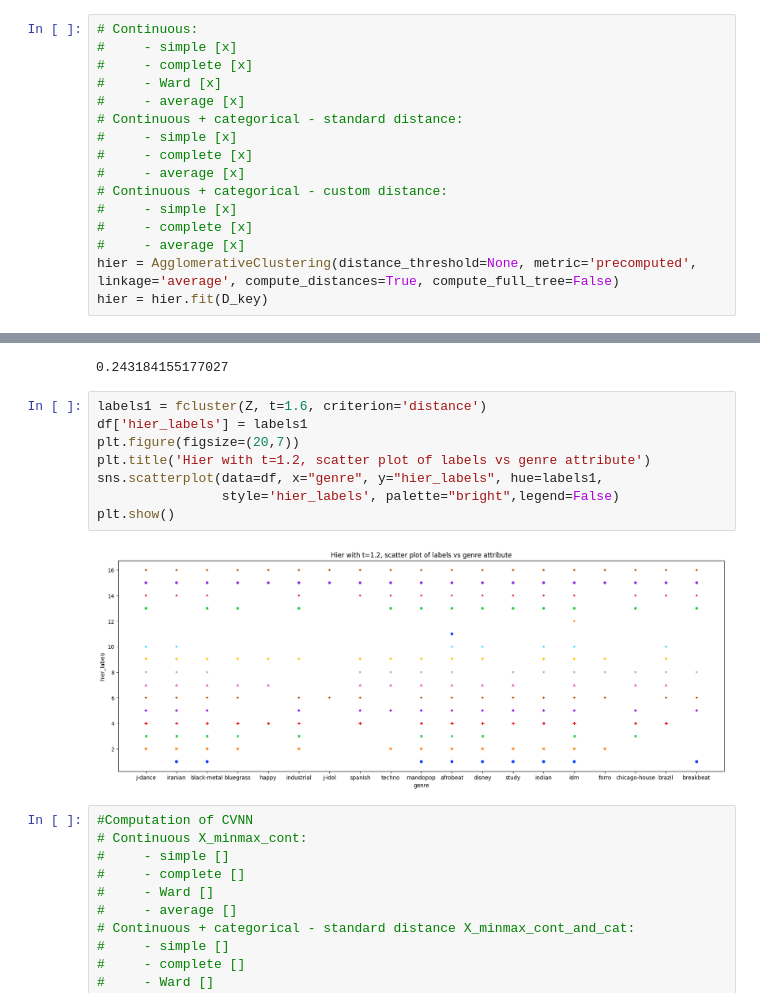
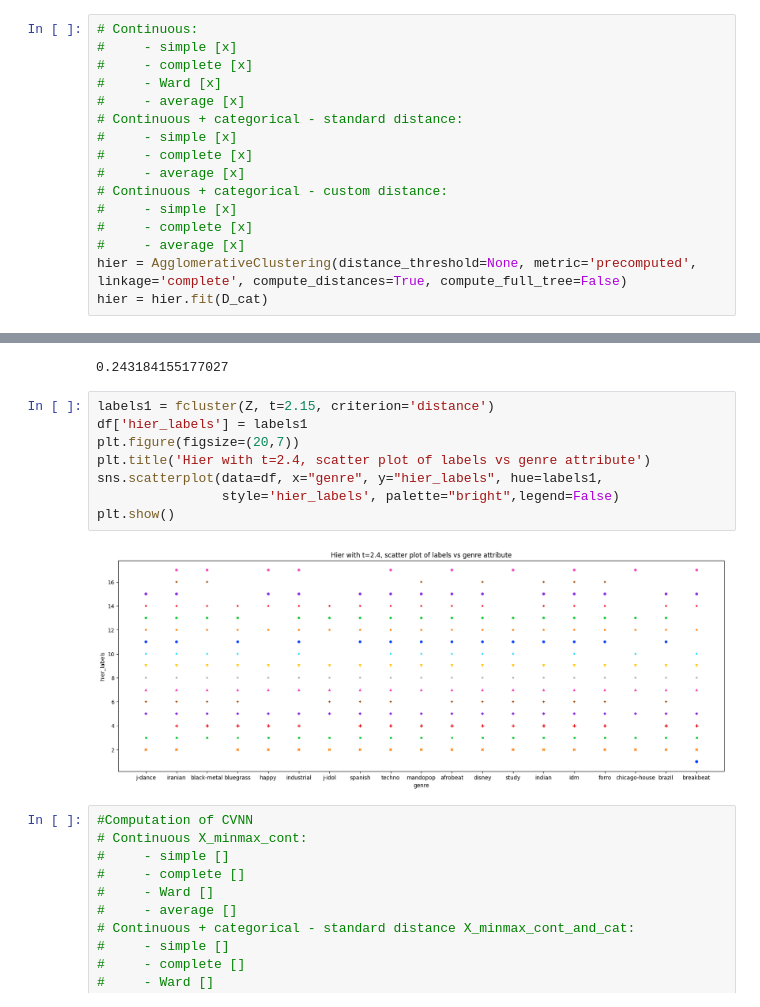
Before and after one commit to chiaratomaiuolo/Data_Mining_project, a Jupyter notebook: Clustering_cleaned.ipynb, the cells around one changed output, grey strips where cells are left out. Drawn from its saved outputs; the diff is of its cells as text.

```diff
--- a/Clustering_cleaned.ipynb
+++ b/Clustering_cleaned.ipynb
@@ -461,7 +461,7 @@ def plot_dendrogram(model, **kwargs):
 #     - simple [x]
 #     - complete [x]
 #     - average [x]
-hier = AgglomerativeClustering(distance_threshold=None, metric='precomputed', linkage='average', compute_distances=True, compute_full_tree=False)
-hier = hier.fit(D_key)
+hier = AgglomerativeClustering(distance_threshold=None, metric='precomputed', linkage='complete', compute_distances=True, compute_full_tree=False)
+hier = hier.fit(D_cat)
 # %%
 plt.title(f"Hierarchical Clustering Dendrogram - {hier.linkage} linkage method")
@@ -535,15 +538,15 @@ print(max_sil)
 # %% [output]
 0.243184155177027
 # %%
-labels1 = fcluster(Z, t=1.6, criterion='distance')
+labels1 = fcluster(Z, t=2.15, criterion='distance')
 df['hier_labels'] = labels1
 plt.figure(figsize=(20,7))
-plt.title('Hier with t=1.2, scatter plot of labels vs genre attribute')
+plt.title('Hier with t=2.4, scatter plot of labels vs genre attribute')
 sns.scatterplot(data=df, x="genre", y="hier_labels", hue=labels1,
                 style='hier_labels', palette="bright",legend=False)
 plt.show()
 # %% [output]
-[figure, old version]
+[figure, new version]
 # %%
 #Computation of CVNN
 # Continuous X_minmax_cont:
```
Also changed, not shown: parts of 29 cells of this notebook.
